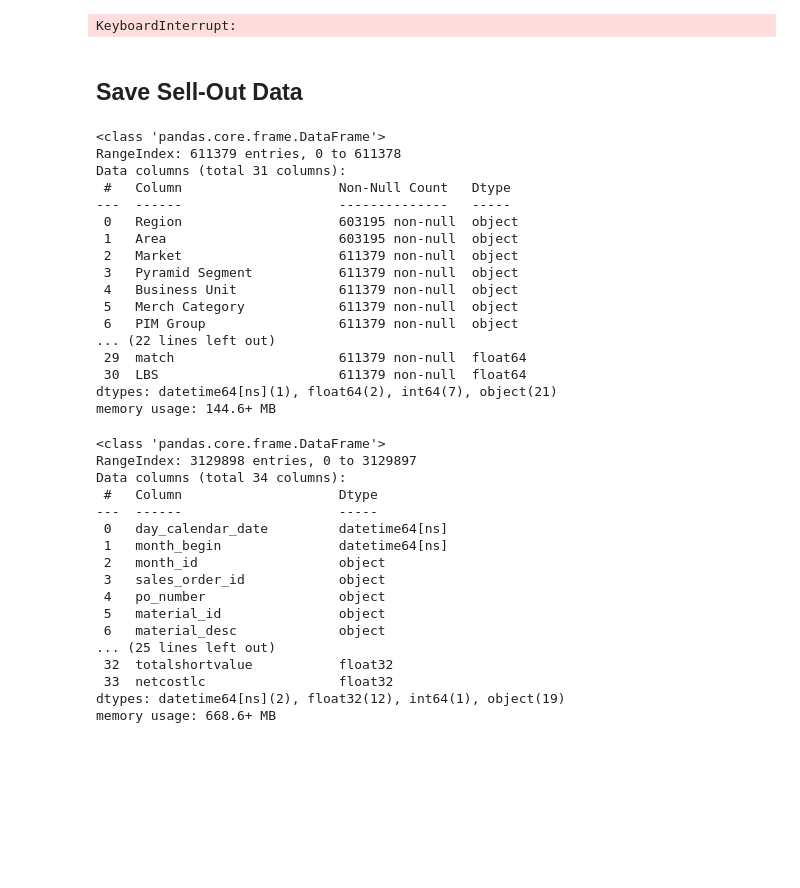
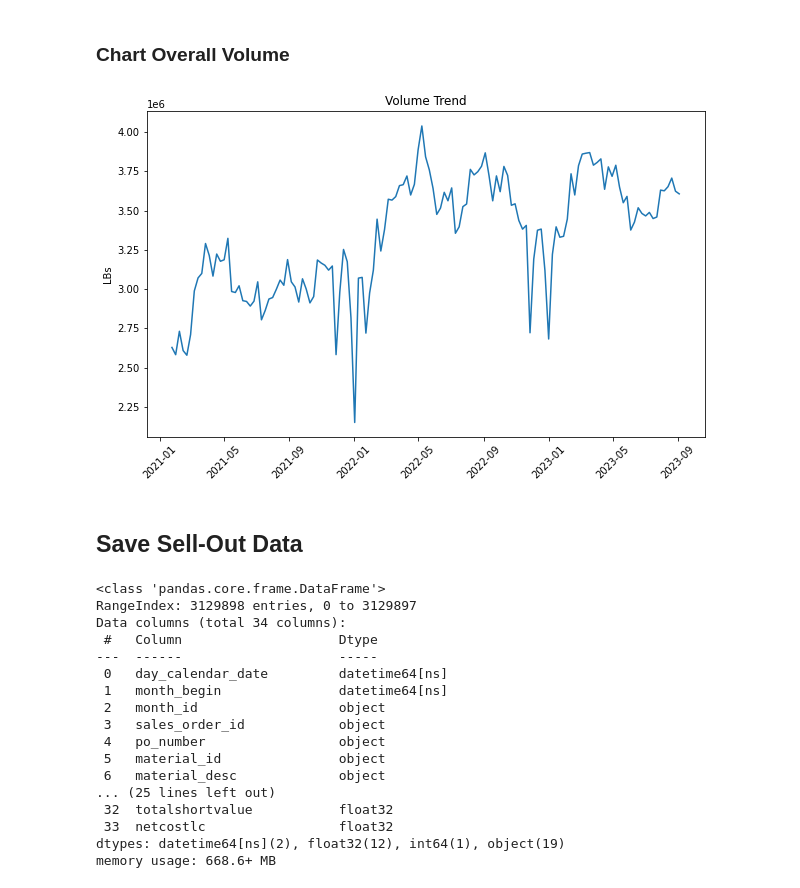
Before and after one commit to mfnewatter/Data-Update, a Jupyter notebook: sell_out_compile.ipynb, the cells around one changed output. Cells and saved outputs as stored; diff of their text form; code cells hidden in the pictures; blank space fills up the shorter version.

```diff
--- a/sell_out_compile.ipynb
+++ b/sell_out_compile.ipynb
@@ -64,22 +103,13 @@ Wall time: 45.7 s
 # %%
-data_dict = pd.read_excel(r'C:\Users\newatter\OneDrive - McCain Foods Limited\Distributor Sell-Out Dictionaries\US Foods - US.xlsx',
+mappings = pd.read_excel(r'C:\Users\newatter\OneDrive - McCain Foods Limited\Distributor Sell-Out Dictionaries\US Foods - US.xlsx',
                           sheet_name='SKU Mapping')
 
-time_dict = pd.read_excel(r'C:\Users\newatter\OneDrive - McCain Foods Limited\Distributor Sell-Out Dictionaries\Time Definitions.xlsx',
+timemap = pd.read_excel(r'C:\Users\newatter\OneDrive - McCain Foods Limited\Distributor Sell-Out Dictionaries\Time Definitions.xlsx',
                           sheet_name='time')
 
-data_dict.head(3)
+mappings.head(3)
 # %% [output]
 |  | Merch Cat# | Merch Category | PIM Grp# | PIM Group | Manufacturer Item Number | Product | Pack Size | Vend# | ... |
 | 0 | 76.0 | COOKIES | 1433.0 | COOKIES, READY TO EAT, FROZEN | 10072714003742 | COOKIE, SNDWH CHOC VNL CRM | 6/4 LB | 30.0 | ... |
 | 1 | 76.0 | COOKIES | 1433.0 | COOKIES, READY TO EAT, FROZEN | 10072714006040 | COOKIE, SNDWH CHOC VNL CRM | 6/4 LB | 30.0 | ... |
 | 2 | 97.0 | DESSERT BARS | 1518.0 | BROWNIES, FROZEN | 10072714105224 | BROWNIE, DBL CHOC NOT ICED | 2/64 OZ | 30.0 | ... |
-# %%
-dict_columns = ['Manufacturer Item Number','McCain SKU ID']
-time_columns = ['Calendar Week Year','Week Ending (Sun)']
-
-df_sellout = all_df.merge(data_dict[dict_columns], how='left', left_on=['MFG #'], right_on=['Manufacturer Item Number'])
-
-df_sellout = df_sellout.merge(time_dict[time_columns], how='left', left_on=['Year Week'], right_on=['Calendar Week Year'])
-
-df_sellout.head(3)
@@ -113,0 +138,15 @@ Index(['Region', 'Area', 'Market', 'Pyramid Segment', 'Business Unit',
+# %%
+map_columns = ['Manufacturer Item Number','McCain SKU ID']
+time_columns = ['Calendar Week Year','Week Ending (Sun)']
+
+sku_dict = mappings[map_columns].set_index('Manufacturer Item Number').to_dict()
+time_dict = timemap[time_columns].set_index('Calendar Week Year').to_dict()
+
+df_sellout['McCain SKU ID'] = df_sellout['MFG #'].map(sku_dict['McCain SKU ID'])
+
+df_sellout['Week Ending (Sun)'] = df_sellout['Year Week'].map(time_dict['Week Ending (Sun)'])
+
+#matches any character that is not a digit (\d) or a period (.)
+df_sellout.loc[:, 'LBS'] = df_sellout['LB Current'].apply(lambda x: float(re.sub(r'[^\d.]', '', x)))
+
+print(df_sellout.columns)
@@ -121,58 +168,36 @@ max   2023-06-18
 Name: Week Ending (Sun), dtype: datetime64[ns]
+# %% [markdown]
+### Chart Overall Volume
 # %%
 import matplotlib.pyplot as plt
 import pandas as pd
 
-
-graph_data = df_sellout.groupby('Week Ending (Sun)')['LB Current'].sum().reset_index()
+graph_data = df_sellout.groupby('Week Ending (Sun)')['LBS'].sum().reset_index()
 
 # Convert week ending dates to datetime objects
 graph_data['Week Ending (Sun)'] = pd.to_datetime(graph_data['Week Ending (Sun)'])
 
 # Create the figure and axes objects
 fig, ax = plt.subplots(figsize=(10,6))
 
 # Create the line chart
-ax.plot(graph_data['Week Ending (Sun)'], graph_data['LB Current'])
-
-# Set the x-axis label
-ax.set_xlabel('Week Ending Dates')
+ax.plot(graph_data['Week Ending (Sun)'], graph_data['LBS'])
 
 # Set the y-axis label
-ax.set_ylabel('Volume')
+ax.set_ylabel('LBs')
 
 # Set the chart title
 ax.set_title('Volume Trend')
 
 # Rotate x-axis labels for better readability (optional)
 plt.xticks(rotation=45)
 
 # Display the chart
 plt.show()
 # %% [output]
-KeyboardInterrupt:
+[figure, added]
 # %% [markdown]
 ## Save Sell-Out Data
-# %%
-df.info()
-# %% [output]
-<class 'pandas.core.frame.DataFrame'>
-RangeIndex: 611379 entries, 0 to 611378
-Data columns (total 31 columns):
- #   Column                    Non-Null Count   Dtype
----  ------                    --------------   -----
- 0   Region                    603195 non-null  object
- 1   Area                      603195 non-null  object
- 2   Market                    611379 non-null  object
- 3   Pyramid Segment           611379 non-null  object
- 4   Business Unit             611379 non-null  object
- 5   Merch Category            611379 non-null  object
- 6   PIM Group                 611379 non-null  object
-... (22 lines left out)
- 29  match                     611379 non-null  float64
- 30  LBS                       611379 non-null  float64
-dtypes: datetime64[ns](1), float64(2), int64(7), object(21)
-memory usage: 144.6+ MB
 # %%
 df_sellout.to_csv(r'C:\Users\newatter\OneDrive - McCain Foods Limited\Data Update\files\usfoods_sellout.csv', index=False)
 # %%
```
Also changed, not shown: parts of 38 cells of this notebook, 22 other files.
